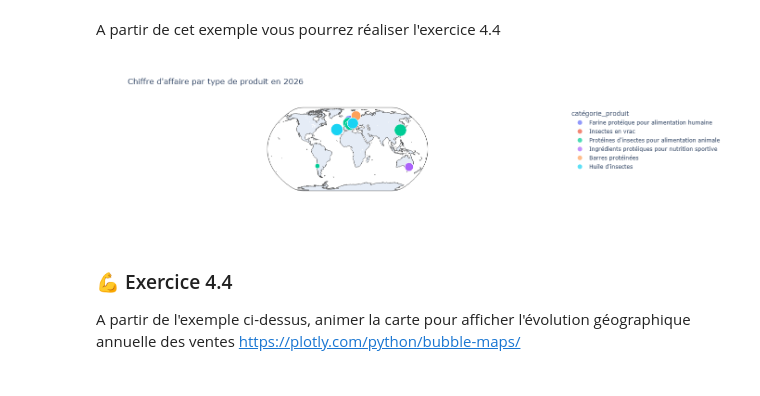
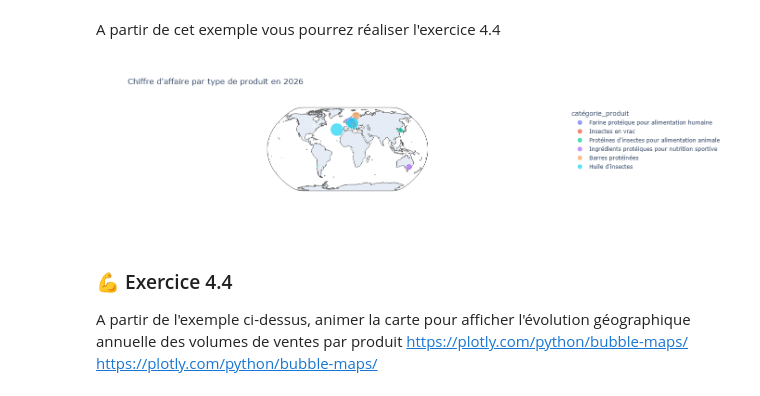
Before and after one commit to pypardoel/tp-python-iae-2026, a Jupyter notebook: notebooks/Jour 2.ipynb, the cells around one changed output. Drawn from its saved outputs; the diff is of its cells as text; code cells hidden in the pictures.

```diff
--- a/notebooks/Jour 2.ipynb
+++ b/notebooks/Jour 2.ipynb
@@ -402,19 +402,20 @@ https://plotly.com/python/line-charts/#line-plots-with-plotlyexpress
 # %% [markdown]
 A partir de cet exemple vous pourrez réaliser l'exercice 4.4
 # %%
-# Exemple : affichage d'une carte avec les lieux de vente par type de produit en 2026:
 df2 = pd.read_csv('../data/entonova_geo_ventes.csv')
 
+group = df2.groupby(["année","nom_client","catégorie_produit", "latitude", "longitude"])["prix"].sum().reset_index()
+
 def geo_quantity(year) :
-    fig = px.scatter_geo(df2[df2["année"] == year] , lat="latitude", lon="longitude", color="catégorie_produit",
-                     hover_name="nom_client", size="quantité",
+    fig = px.scatter_geo(group[group["année"] == year] , lat="latitude", lon="longitude", color="catégorie_produit",
+                     hover_name="nom_client", size="prix",
                      projection="natural earth", title="Chiffre d'affaire par type de produit en " + str(year))
     fig.show()
 
 geo_quantity(2026)
 # %% [output]
-[figure, old version]
+[figure, new version]
 # %% [markdown]
 ### 💪 Exercice 4.4
-A partir de l'exemple ci-dessus, animer la carte pour afficher l'évolution géographique annuelle des ventes
+A partir de l'exemple ci-dessus, animer la carte pour afficher l'évolution géographique annuelle des volumes de ventes par produit https://plotly.com/python/bubble-maps/
 https://plotly.com/python/bubble-maps/
```
